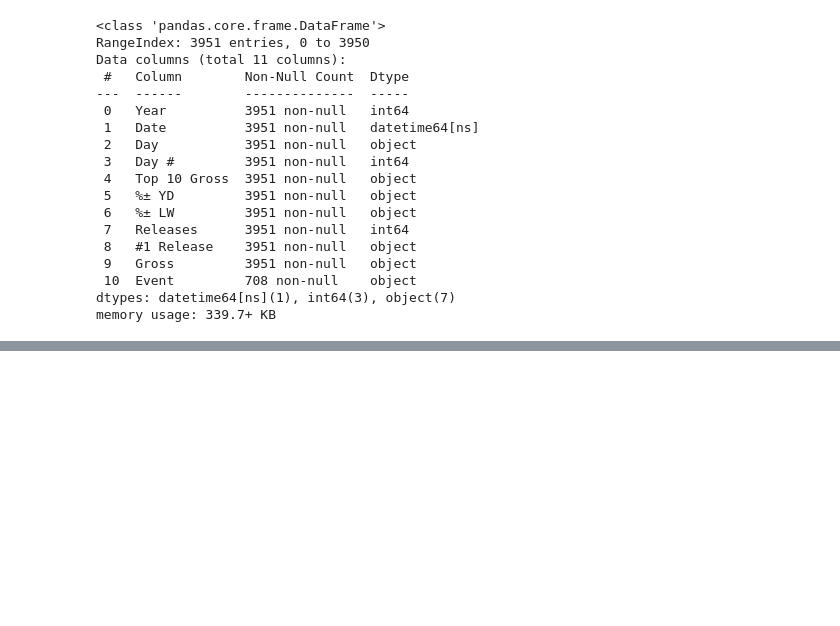
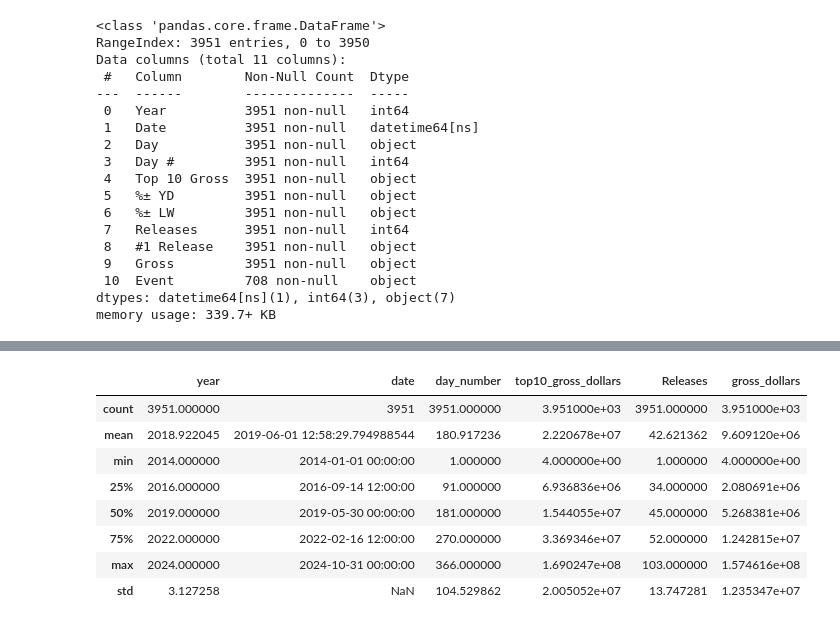
Before and after one commit to charJin/movie-theaters-analysis, a Jupyter notebook: notebooks/movie_industry_analysis.ipynb, the cells around one changed output, grey strips where cells are left out. Cells and saved outputs as stored; diff of their text form; code cells hidden in the pictures; blank space fills up the shorter version.

```diff
--- a/notebooks/movie_industry_analysis.ipynb
+++ b/notebooks/movie_industry_analysis.ipynb
@@ -144,3 +201,15 @@ movies_data.head(10)
 | 7 | 2014 | 2014-01-08 | Wednesday | 8 | 9494589 | -23.9% | -80.4% | 45 | The Wolf of Wall Street | ... |
 | 8 | 2014 | 2014-01-09 | Thursday | 9 | 8724720 | -8.1% | -65.6% | 45 | The Wolf of Wall Street | ... |
 | 9 | 2014 | 2014-01-10 | Friday | 10 | 36124969 | +314.1% | -15.9% | 43 | Lone Survivor | ... |
+# %%
+movies_data.describe()
+# %% [output]
+|  | year | date | day_number | top10_gross_dollars | Releases | gross_dollars |
+| count | 3951.000000 | 3951 | 3951.000000 | 3.951000e+03 | 3951.000000 | 3.951000e+03 |
+| mean | 2018.922045 | 2019-06-01 12:58:29.794988544 | 180.917236 | 2.220678e+07 | 42.621362 | 9.609120e+06 |
+| min | 2014.000000 | 2014-01-01 00:00:00 | 1.000000 | 4.000000e+00 | 1.000000 | 4.000000e+00 |
+| 25% | 2016.000000 | 2016-09-14 12:00:00 | 91.000000 | 6.936836e+06 | 34.000000 | 2.080691e+06 |
+| 50% | 2019.000000 | 2019-05-30 00:00:00 | 181.000000 | 1.544055e+07 | 45.000000 | 5.268381e+06 |
+| 75% | 2022.000000 | 2022-02-16 12:00:00 | 270.000000 | 3.369346e+07 | 52.000000 | 1.242815e+07 |
+| max | 2024.000000 | 2024-10-31 00:00:00 | 366.000000 | 1.690247e+08 | 103.000000 | 1.574616e+08 |
+| std | 3.127258 | NaN | 104.529862 | 2.005052e+07 | 13.747281 | 1.235347e+07 |
```
Also changed, not shown: parts of 8 cells of this notebook, 3 other files.
